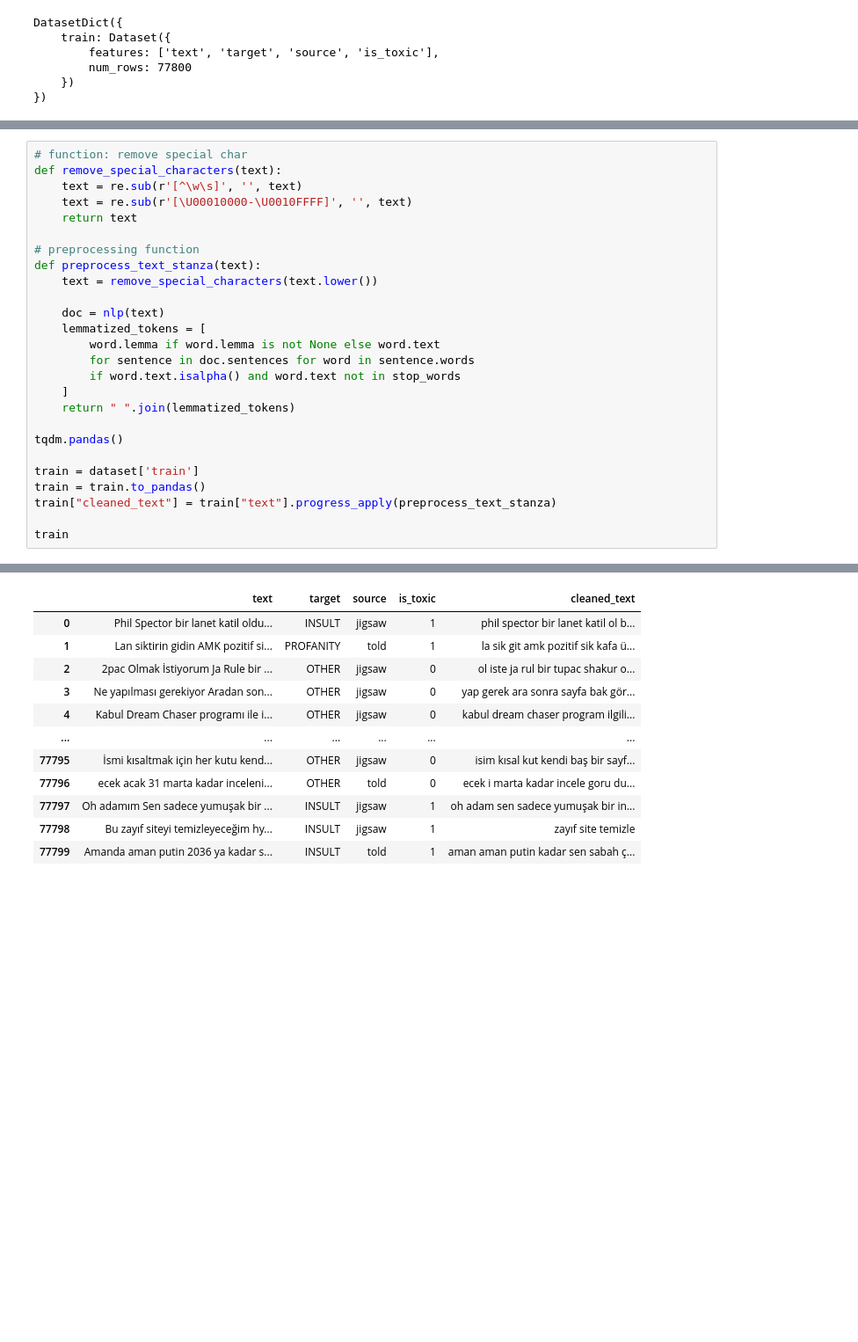
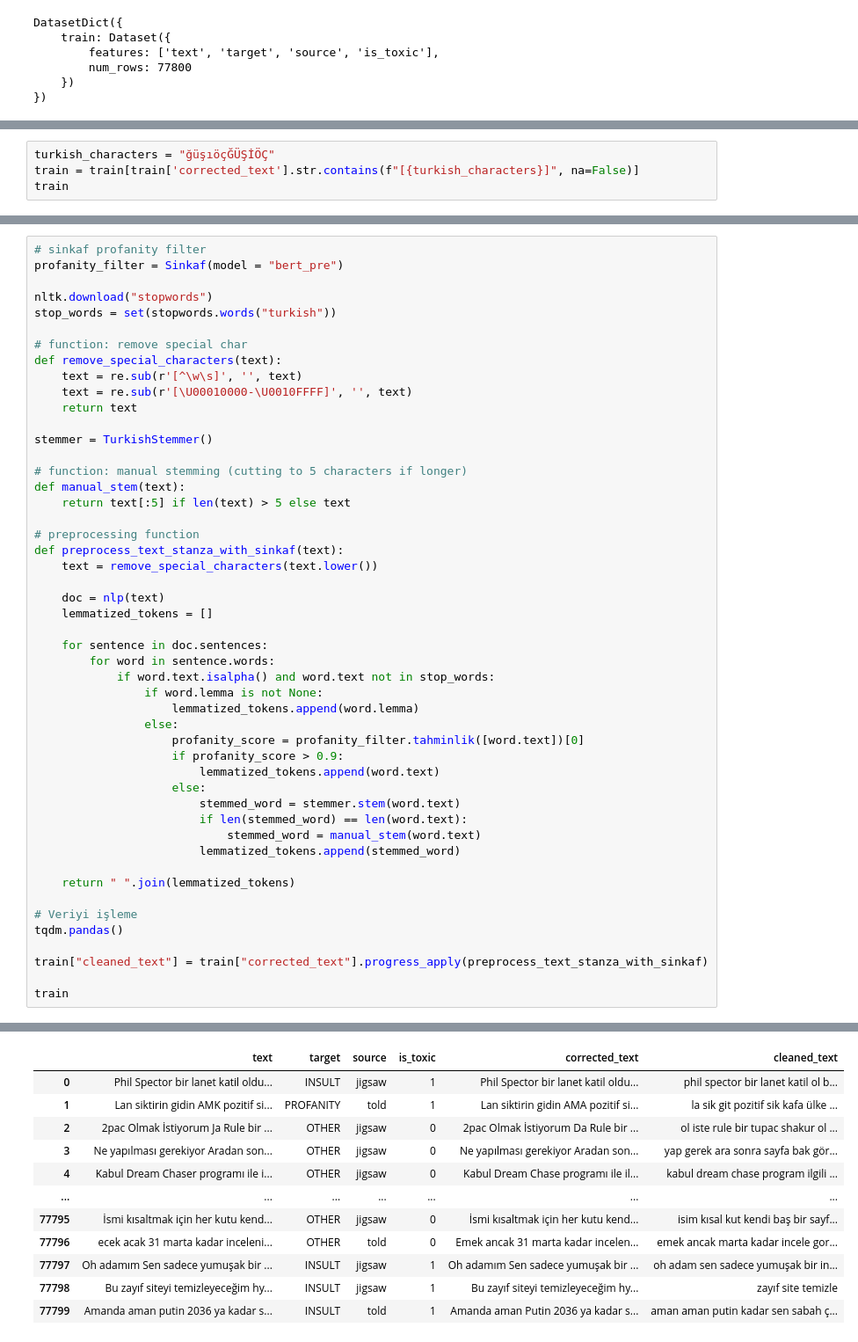
Before and after one commit to fc63/Detection-and-Classification-of-Offensive-Language-in-Turkish, a Jupyter notebook: 1.ipynb, the cells around one changed output, grey strips where cells are left out. Shown: that part at 88% size. Cells and saved outputs as stored; diff of their text form; blank space fills up the shorter version.

```diff
--- a/1.ipynb
+++ b/1.ipynb
@@ -140,0 +172,4 @@ stop_words = set(stopwords.words("turkish"))
+# %%
+turkish_characters = "ğüşıöçĞÜŞİÖÇ"
+train = train[train['corrected_text'].str.contains(f"[{turkish_characters}]", na=False)]
+train
@@ -141,27 +190,50 @@ stop_words = set(stopwords.words("turkish"))
 # %%
+# sinkaf profanity filter
+profanity_filter = Sinkaf(model = "bert_pre")
+
+nltk.download("stopwords")
+stop_words = set(stopwords.words("turkish"))
+
 # function: remove special char
 def remove_special_characters(text):
     text = re.sub(r'[^\w\s]', '', text)
     text = re.sub(r'[\U00010000-\U0010FFFF]', '', text)
     return text
 
+stemmer = TurkishStemmer()
+
+# function: manual stemming (cutting to 5 characters if longer)
+def manual_stem(text):
+    return text[:5] if len(text) > 5 else text
+
 # preprocessing function
-def preprocess_text_stanza(text):
+def preprocess_text_stanza_with_sinkaf(text):
     text = remove_special_characters(text.lower())
 
     doc = nlp(text)
-    lemmatized_tokens = [
-        word.lemma if word.lemma is not None else word.text
-        for sentence in doc.sentences for word in sentence.words
-        if word.text.isalpha() and word.text not in stop_words
-    ]
+    lemmatized_tokens = []
+
+    for sentence in doc.sentences:
+        for word in sentence.words:
+            if word.text.isalpha() and word.text not in stop_words:
+                if word.lemma is not None:
+                    lemmatized_tokens.append(word.lemma)
+                else:
+                    profanity_score = profanity_filter.tahminlik([word.text])[0]
+                    if profanity_score > 0.9:
+                        lemmatized_tokens.append(word.text)
+                    else:
+                        stemmed_word = stemmer.stem(word.text)
+                        if len(stemmed_word) == len(word.text):
+                            stemmed_word = manual_stem(word.text)
+                        lemmatized_tokens.append(stemmed_word)
+
     return " ".join(lemmatized_tokens)
 
+# Veriyi işleme
 tqdm.pandas()
 
-train = dataset['train']
-train = train.to_pandas()
-train["cleaned_text"] = train["text"].progress_apply(preprocess_text_stanza)
+train["cleaned_text"] = train["corrected_text"].progress_apply(preprocess_text_stanza_with_sinkaf)
 
 train
 # %% [output]
@@ -168,12 +252,12 @@ train
-|  | text | target | source | is_toxic | cleaned_text |
-| 0 | Phil Spector bir lanet katil oldu... | INSULT | jigsaw | 1 | phil spector bir lanet katil ol b... |
-| 1 | Lan siktirin gidin AMK pozitif si... | PROFANITY | told | 1 | la sik git amk pozitif sik kafa ü... |
-| 2 | 2pac Olmak İstiyorum Ja Rule bir ... | OTHER | jigsaw | 0 | ol iste ja rul bir tupac shakur o... |
-| 3 | Ne yapılması gerekiyor Aradan son... | OTHER | jigsaw | 0 | yap gerek ara sonra sayfa bak gör... |
-| 4 | Kabul Dream Chaser programı ile i... | OTHER | jigsaw | 0 | kabul dream chaser program ilgili... |
-| ... | ... | ... | ... | ... | ... |
-| 77795 | İsmi kısaltmak için her kutu kend... | OTHER | jigsaw | 0 | isim kısal kut kendi baş bir sayf... |
-| 77796 | ecek acak 31 marta kadar inceleni... | OTHER | told | 0 | ecek i marta kadar incele goru du... |
-| 77797 | Oh adamım Sen sadece yumuşak bir ... | INSULT | jigsaw | 1 | oh adam sen sadece yumuşak bir in... |
-| 77798 | Bu zayıf siteyi temizleyeceğim hy... | INSULT | jigsaw | 1 | zayıf site temizle |
-| 77799 | Amanda aman putin 2036 ya kadar s... | INSULT | told | 1 | aman aman putin kadar sen sabah ç... |
+|  | text | target | source | is_toxic | corrected_text | cleaned_text |
+| 0 | Phil Spector bir lanet katil oldu... | INSULT | jigsaw | 1 | Phil Spector bir lanet katil oldu... | phil spector bir lanet katil ol b... |
+| 1 | Lan siktirin gidin AMK pozitif si... | PROFANITY | told | 1 | Lan siktirin gidin AMA pozitif si... | la sik git pozitif sik kafa ülke ... |
+| 2 | 2pac Olmak İstiyorum Ja Rule bir ... | OTHER | jigsaw | 0 | 2pac Olmak İstiyorum Da Rule bir ... | ol iste rule bir tupac shakur ol ... |
+| 3 | Ne yapılması gerekiyor Aradan son... | OTHER | jigsaw | 0 | Ne yapılması gerekiyor Aradan son... | yap gerek ara sonra sayfa bak gör... |
+| 4 | Kabul Dream Chaser programı ile i... | OTHER | jigsaw | 0 | Kabul Dream Chase programı ile il... | kabul dream chase program ilgili ... |
+| ... | ... | ... | ... | ... | ... | ... |
+| 77795 | İsmi kısaltmak için her kutu kend... | OTHER | jigsaw | 0 | İsmi kısaltmak için her kutu kend... | isim kısal kut kendi baş bir sayf... |
+| 77796 | ecek acak 31 marta kadar inceleni... | OTHER | told | 0 | Emek ancak 31 marta kadar incelen... | emek ancak marta kadar incele gor... |
+| 77797 | Oh adamım Sen sadece yumuşak bir ... | INSULT | jigsaw | 1 | Oh adamım Sen sadece yumuşak bir ... | oh adam sen sadece yumuşak bir in... |
+| 77798 | Bu zayıf siteyi temizleyeceğim hy... | INSULT | jigsaw | 1 | Bu zayıf siteyi temizleyeceğim hy... | zayıf site temizle |
+| 77799 | Amanda aman putin 2036 ya kadar s... | INSULT | told | 1 | Amanda aman Putin 2036 ya kadar s... | aman aman putin kadar sen sabah ç... |
```
Also changed, not shown: parts of 22 cells of this notebook.
